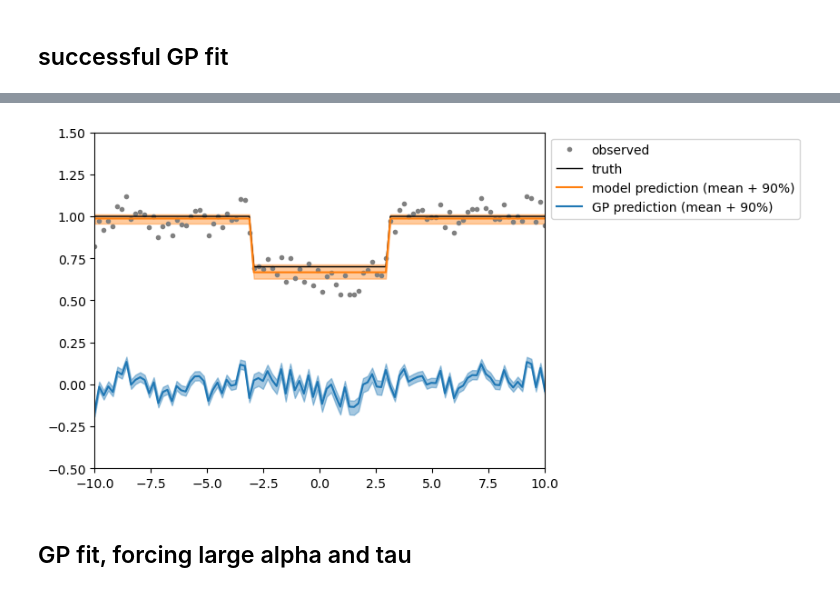
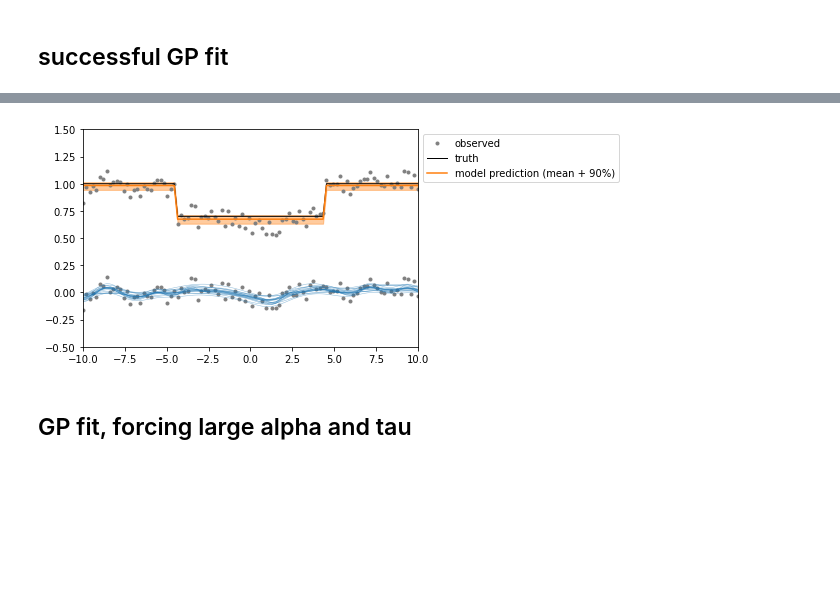
Before and after one commit to kemasuda/tutorial, a Jupyter notebook: multivariate_normal/degeneracy between GP mean and model normalization.ipynb, the cells around one changed output, grey strips where cells are left out. Saved outputs shown, nothing was run; the diff lists cells and outputs as text; code cells hidden in the pictures; blank space fills up the shorter version.

Commit message:
revise predictions

```diff
--- a/multivariate_normal/degeneracy between GP mean and model normalization.ipynb
+++ b/multivariate_normal/degeneracy between GP mean and model normalization.ipynb
@@ -61,7 +64,7 @@ def model_gp(x, yobs):
     norm = numpyro.sample("norm", dist.Uniform(0., 1.5))
     depth = numpyro.sample("depth", dist.Uniform(0., 1.))
     sigma = numpyro.sample("sigma", dist.Exponential(10.))
-    ymodel = numpyro.deterministic("ymodel", jnp.where(jnp.abs(x)<3., norm*(1.-depth), norm))
+    ymodel = numpyro.deterministic("ymodel", jnp.where(jnp.abs(x)<box_half_width, norm*(1.-depth), norm))
 
     lna = numpyro.sample("lna", dist.Uniform(-5, -1))
     lntau = numpyro.sample("lntau", dist.Uniform(-2, 2))
@@ -86,20 +89,39 @@ mcmc.print_summary()
 
 Number of divergences: 0
 # %%
-samples_gp = mcmc.get_samples()
+samples = mcmc.get_samples()
+# %%
+def cov_rbf_x(x, x2, tau, alpha):
+    dx = x[:,None] - x2[None, :]
+    return alpha**2 * jnp.exp(-0.5 * (dx / tau)**2)
+# %%
+def compute_prediction(x_pred, x, samples, idx):
+    a, tau, ymodel = jnp.exp(samples['lna'][idx]), jnp.exp(samples['lntau'][idx]), samples['ymodel'][idx]
+    Ksigma = cov_rbf(x, tau, a, sigma*jnp.ones_like(x))
+    Kpred = cov_rbf(x_pred, tau, a, jnp.zeros_like(x_pred))
+    Kx = cov_rbf_x(x, x_pred, tau, a)
+    y_pred = jnp.dot(Kx.T, jnp.linalg.solve(Ksigma, y-ymodel))
+    cov_pred = Ksigma - Kx.T@jnp.linalg.solve(Ksigma, Kx)
+    sigma_pred = jnp.sqrt(jnp.diag(cov_pred))
+    return y_pred, sigma_pred
 # %%
-preds = predictions(samples_gp, model_gp, x, y)
+#preds = predictions(samples_gp, model_gp, x, y)
 plt.xlim(-10, 10)
 plt.ylim(-0.5, 1.5)
 plt.plot(x, y, '.', label='observed', color='gray')
 plt.plot(x, y_true, '-', label='truth', color='k', lw=1)
-plt.plot(x, np.mean(preds['ymodel'], axis=0), color='C1', alpha=1, label='model prediction (mean + 90%)')
-plt.fill_between(x, *np.percentile(preds['ymodel'], [5,95], axis=0), color='C1', alpha=0.4)
-plt.plot(x, np.mean(preds['gppred'], axis=0), color='C0', alpha=1, label='GP prediction (mean + 90%)')
-plt.fill_between(x, *np.percentile(preds['gppred'], [5,95], axis=0), color='C0', alpha=0.4)
+plt.plot(x, np.mean(samples['ymodel'], axis=0), color='C1', alpha=1, label='model prediction (mean + 90%)')
+plt.fill_between(x, *np.percentile(samples['ymodel'], [5,95], axis=0), color='C1', alpha=0.4)
+plt.plot(x, y-np.mean(samples['ymodel'], axis=0), '.', color='gray')
+#plt.plot(x, np.mean(preds['gppred'], axis=0), color='C0', alpha=1, label='GP prediction (mean + 90%)')
+#plt.fill_between(x, *np.percentile(preds['gppred'], [5,95], axis=0), color='C0', alpha=0.4)
+np.random.seed(123)
+for idx in np.random.randint(0, 500, 20):
+    mu_, sigma_ = compute_prediction(x, x, samples, idx)
+    plt.plot(x, mu_, color='C0', lw=0.5, alpha=0.5)
 plt.legend(loc='best', bbox_to_anchor=(1,1));
 # %% [output]
-[figure, old version]
+[figure, new version]
 # %% [markdown]
 ## GP fit, forcing large alpha and tau
 # %%
```
Also changed, not shown: parts of 21 cells of this notebook.
